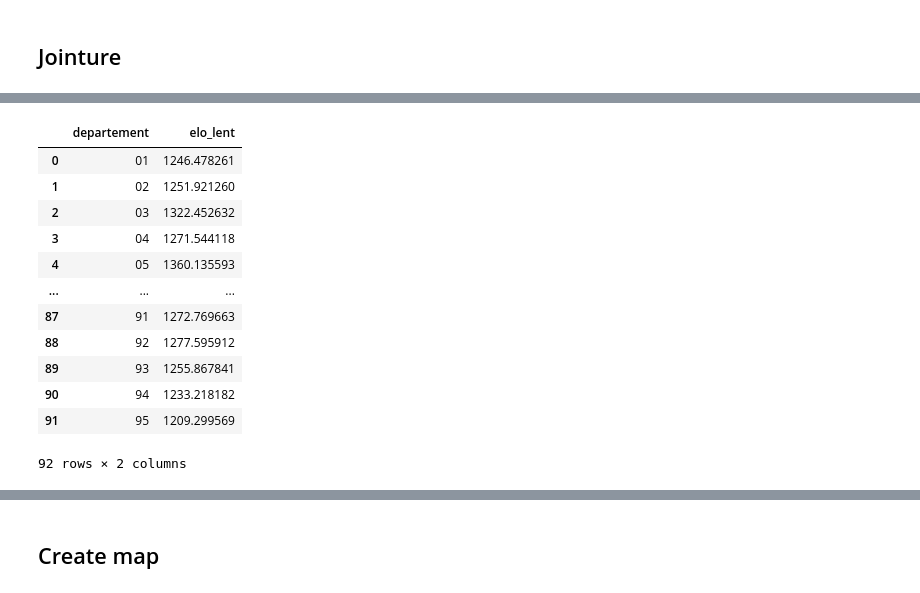
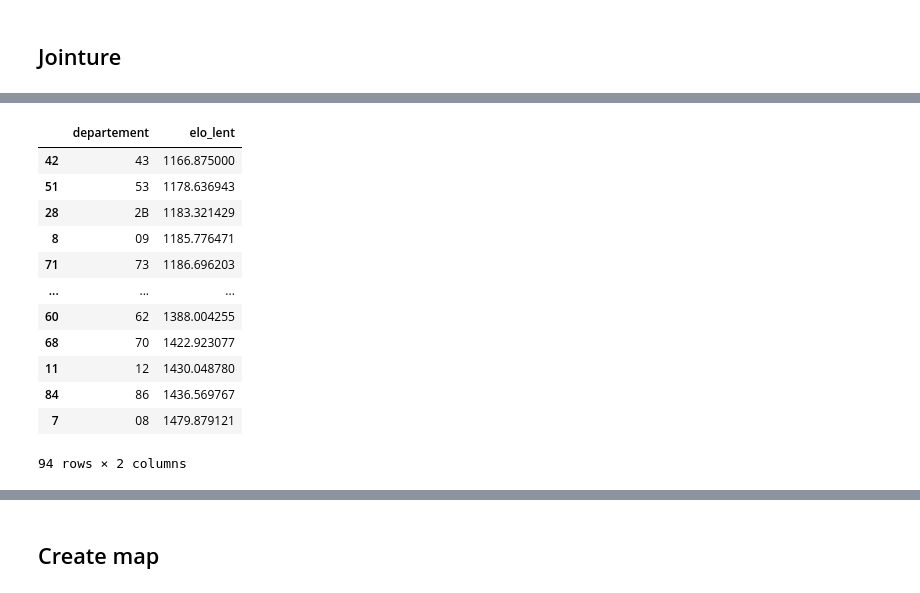
Before and after one commit to antoine-palazz/30daysmapchallenge2022, a Jupyter notebook: day20_favourite/day20.ipynb, the cells around one changed output, grey strips where cells are left out. Saved outputs shown, nothing was run; the diff lists cells and outputs as text; code cells hidden in the pictures.

```diff
--- a/day20_favourite/day20.ipynb
+++ b/day20_favourite/day20.ipynb
@@ -62,6 +62,11 @@ import functions as fc
 url_ffe = 'http://www.echecs.asso.fr/'
 suffix_all_clubs = 'ListeClubs.aspx?Action=CLUBCOMITE&ComiteRef='
 suffix_all_players_club = 'ListeJoueurs.aspx?Action=JOUEURCLUBREF&ClubRef='
+# %%
+headers = {
+    'User-Agent': 'Antoine Palazzolo - INSEE - Collect data to make maps about elos in France',
+    'From': 'antoine.palazzolo@insee.fr'  # This is another valid field
+}
 # %% [markdown]
 ## Faire liste clubs
 # %%
@@ -81,9 +86,11 @@ def get_infos_club_from_row(row):
 def get_all_clubs_in_departement(departement):
 
     liste_clubs_departement = []
+    if str(departement).isnumeric():
+        departement = "{:02d}".format(int(departement))
 
-    url = url_ffe + suffix_all_clubs + "{:02d}".format(departement)
-    request_text = requests.get(url).text
+    url = url_ffe + suffix_all_clubs + departement
+    request_text = requests.get(url, headers=headers).text
     soup = BeautifulSoup(request_text, 'html.parser')
 
     try:
@@ -161,7 +168,7 @@ def get_all_players_in_club(ref_club):
     liste_players_clubs = []
 
     url = url_ffe + suffix_all_players_club + str(ref_club)
-    request_text = requests.get(url).text
+    request_text = requests.get(url, headers=headers).text
     soup = BeautifulSoup(request_text, 'html.parser')
 
     try:
@@ -225,17 +249,17 @@ df
 # %%
-df_departements = df.groupby('departement', as_index=False)['elo_lent'].mean()
+df_departements = df.groupby('departement', as_index=False)['elo_lent'].mean().sort_values(by='elo_lent')
 df_departements
 # %% [output]
 |  | departement | elo_lent |
-| 0 | 01 | 1246.478261 |
-| 1 | 02 | 1251.921260 |
-| 2 | 03 | 1322.452632 |
-| 3 | 04 | 1271.544118 |
-| 4 | 05 | 1360.135593 |
+| 42 | 43 | 1166.875000 |
+| 51 | 53 | 1178.636943 |
+| 28 | 2B | 1183.321429 |
+| 8 | 09 | 1185.776471 |
+| 71 | 73 | 1186.696203 |
 | ... | ... | ... |
-| 87 | 91 | 1272.769663 |
-| 88 | 92 | 1277.595912 |
-| 89 | 93 | 1255.867841 |
-| 90 | 94 | 1233.218182 |
-| 91 | 95 | 1209.299569 |
+| 60 | 62 | 1388.004255 |
+| 68 | 70 | 1422.923077 |
+| 11 | 12 | 1430.048780 |
+| 84 | 86 | 1436.569767 |
+| 7 | 08 | 1479.879121 |
-92 rows × 2 columns
+94 rows × 2 columns
```
Also changed, not shown: parts of 14 cells of this notebook.
